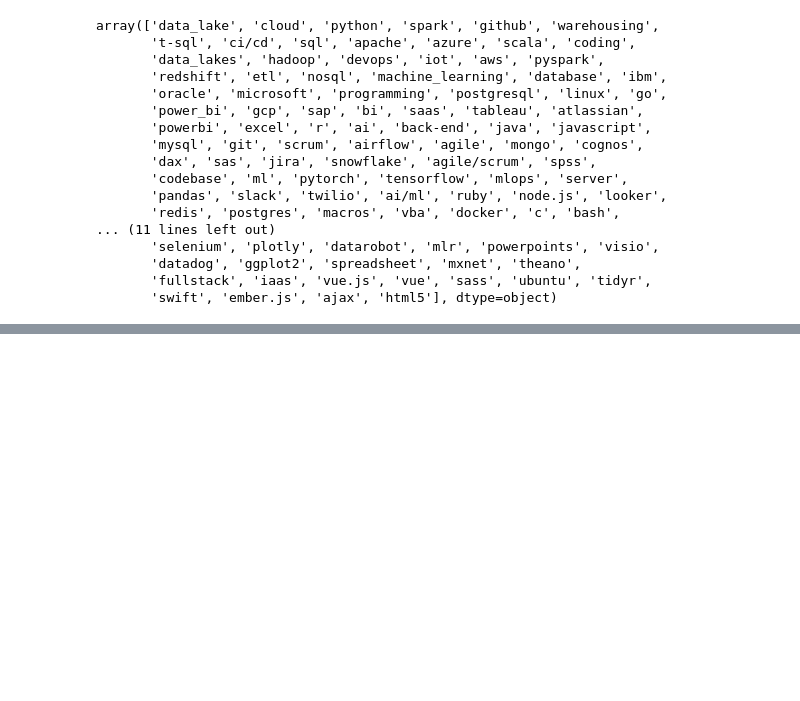
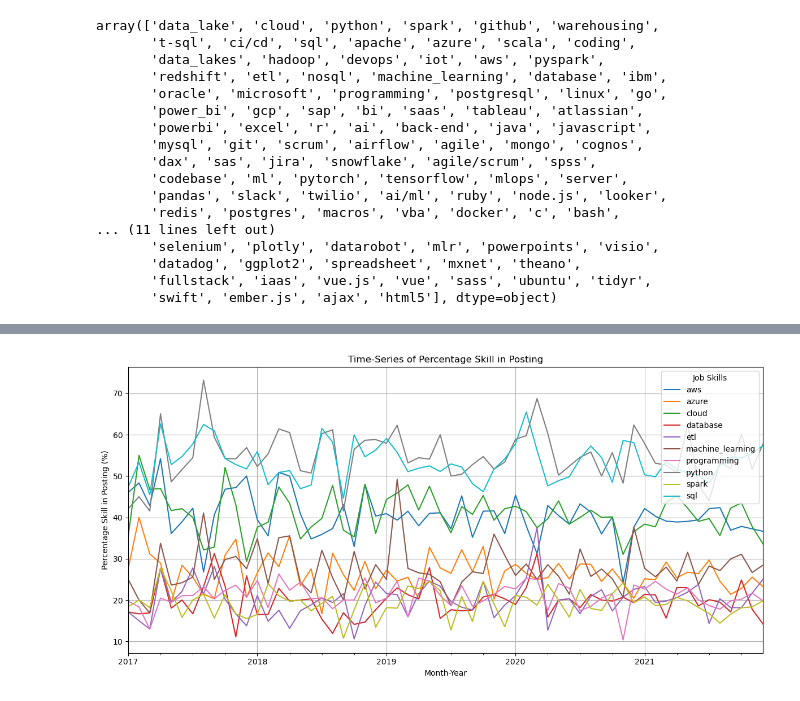
Before and after one commit to Ppius6/Job-Market-Analysis, a Jupyter notebook: JobMarket Analysis.ipynb, the cells around one changed output, grey strips where cells are left out. Saved outputs shown, nothing was run; the diff lists cells and outputs as text; code cells hidden in the pictures; blank space fills up the shorter version.

```diff
--- a/JobMarket Analysis.ipynb
+++ b/JobMarket Analysis.ipynb
@@ -431,0 +368,39 @@ plt.show()
+# %%
+# Time-Series Analysis of Skill Mention in Job Postings
+
+# Create a new column for the month-year of the job posting
+Job_postings['Month-Year'] = Job_postings['Job Posting Date'].dt.to_period('M')
+
+# Merge job_skills_data with job_postings to get the Month-Year and Job Title for each skill
+skills_with_time = Job_postings2.merge(Job_postings[['Job Posting ID', 'Month-Year']], on='Job Posting ID', how='inner')
+
+# Calculate the number of times each skill appears in job postings for each month-year
+skill_appearance_count_time = skills_with_time.groupby(['Month-Year', 'Job Skills'])['Job Posting ID'].count().reset_index()
+skill_appearance_count_time.columns = ['Month-Year', 'Job Skills', 'Appearance Count']
+
+# Calculate the total number of job postings for each month-year
+total_job_postings_by_time = Job_postings.groupby('Month-Year')['Job Posting ID'].count().reset_index()
+total_job_postings_by_time.columns = ['Month-Year', 'Total Job Postings']
+
+# Merge the dataframes to calculate the percentage of job postings mentioning each skill over time
+skill_percentage_time = skill_appearance_count_time.merge(total_job_postings_by_time, on='Month-Year', how='inner')
+skill_percentage_time['Percentage (%)'] = (skill_percentage_time['Appearance Count'] / skill_percentage_time['Total Job Postings']) * 100
+
+# Get the top 10 skills by overall percentage mention
+top_10_skills_overall = skill_percentage_time.groupby('Job Skills')['Percentage (%)'].mean().reset_index().nlargest(10, 'Percentage (%)')['Job Skills']
+
+# Filter the data to only include the top 10 skills
+top_10_skill_percentage_time = skill_percentage_time[skill_percentage_time['Job Skills'].isin(top_10_skills_overall)]
+
+# Pivot the data for time-series plotting
+top_10_skill_percentage_time_pivot = top_10_skill_percentage_time.pivot_table(index='Month-Year', columns='Job Skills', values='Percentage (%)', fill_value=0)
+
+# Plot the time-series graph
+top_10_skill_percentage_time_pivot.plot(figsize=(12, 6))
+plt.ylabel('Percentage Skill in Posting (%)')
+plt.title('Time-Series of Percentage Skill in Posting')
+plt.grid(True)
+plt.tight_layout()
+plt.show()
+# %% [output]
+[figure, added]
```
Also changed, not shown: parts of 14 cells of this notebook.
